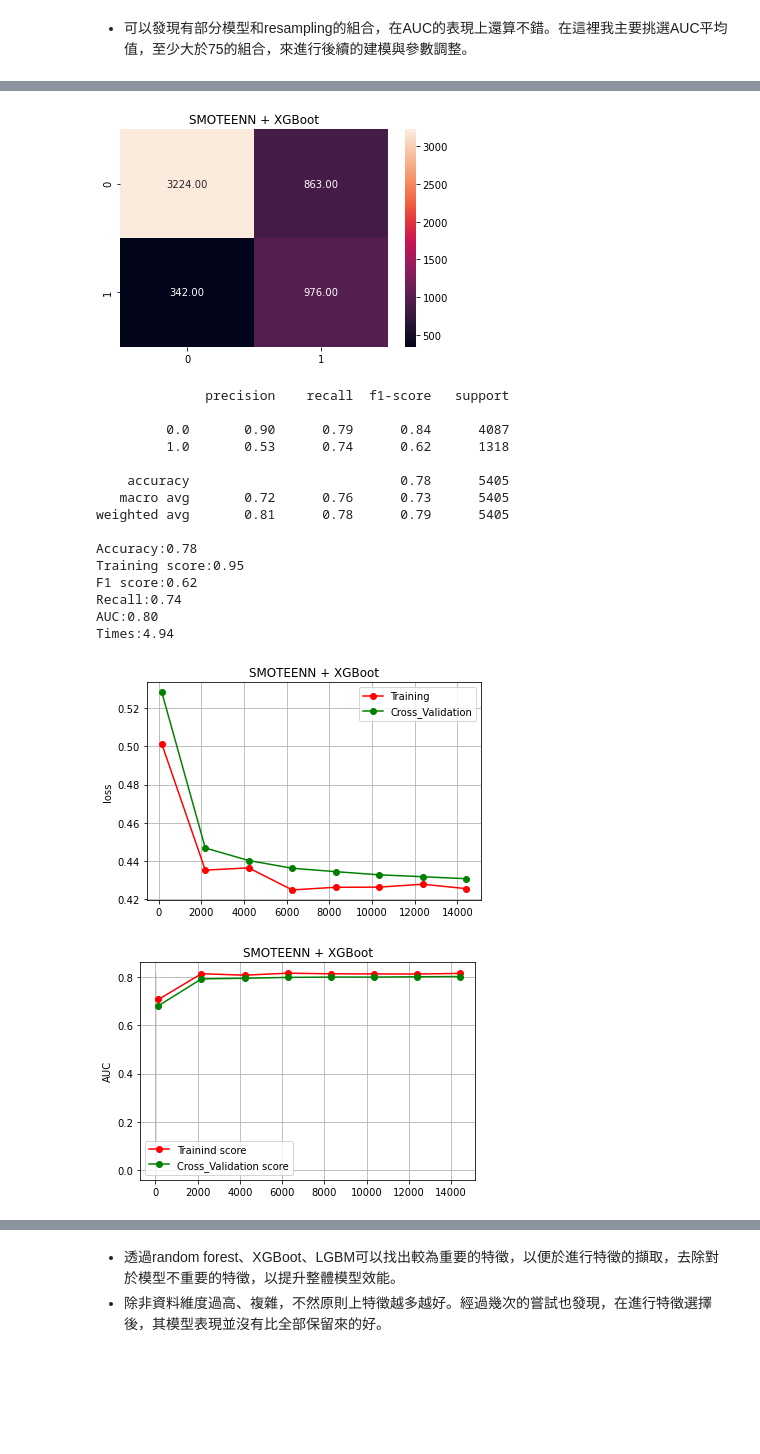
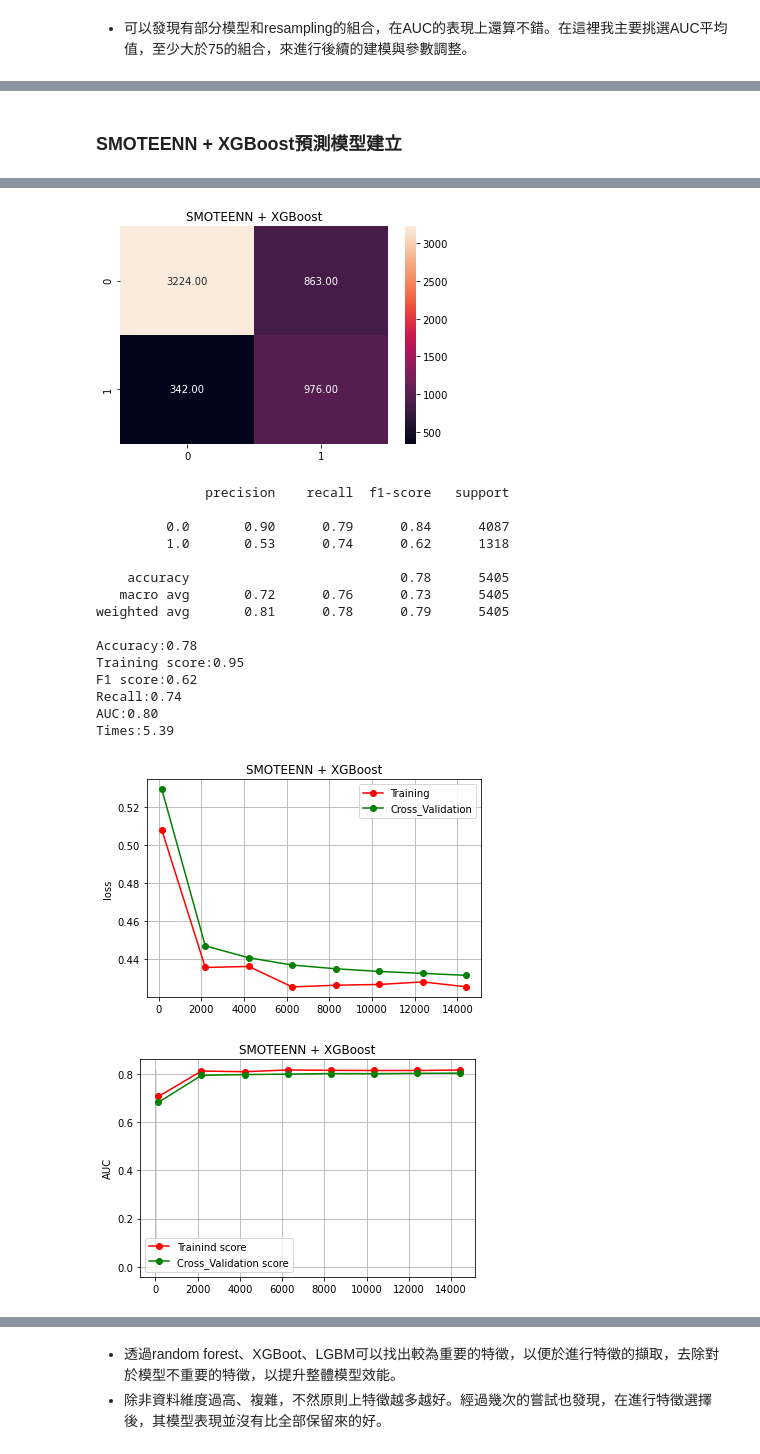
Before and after one commit to jason272727/Side-Project, a Jupyter notebook: Project3_HR.ipynb, the cells around one changed output, grey strips where cells are left out. Saved outputs shown, nothing was run; the diff lists cells and outputs as text; code cells hidden in the pictures; blank space fills up the shorter version.

```diff
--- a/Project3_HR.ipynb
+++ b/Project3_HR.ipynb
@@ -1370,8 +1468,10 @@ print(xgb_smoteenn_optimal.best_score_)
+# %% [markdown]
+<h3>SMOTEENN + XGBoost預測模型建立
 # %%
 x_train,x_test,y_train,y_test=train_test_split(x,y,test_size=0.3,random_state=111)
 x_res,y_res=SMOTEENN(random_state=111).fit_resample(x_train,y_train)
 model=XGBClassifier(n_estimators=506,max_depth=11,colsample_bytree=0.9,subsample=0.6,gamma=12,learning_rate=0.01,random_state=111)
-title='SMOTEENN + XGBoot'
+title='SMOTEENN + XGBoost'
 form=model_training(x_res,y_res,model,title)
 overfitting_check_loss(model,title)
 overfitting_check(model,title)
@@ -1381,19 +1481,19 @@ form
-[figure, old version]
+[figure, new version]
               precision    recall  f1-score   support
 
          0.0       0.90      0.79      0.84      4087
          1.0       0.53      0.74      0.62      1318
 
     accuracy                           0.78      5405
    macro avg       0.72      0.76      0.73      5405
 weighted avg       0.81      0.78      0.79      5405
 
 Accuracy:0.78
 Training score:0.95
 F1 score:0.62
 Recall:0.74
 AUC:0.80
-Times:4.94
+Times:5.39
-[figure, old version]
+[figure, new version]
-[figure, old version]
+[figure, new version]
 |  | Accuracy | F1 | Recall | AUC | Speed(s) |
```
Also changed, not shown: parts of 99 cells of this notebook.
